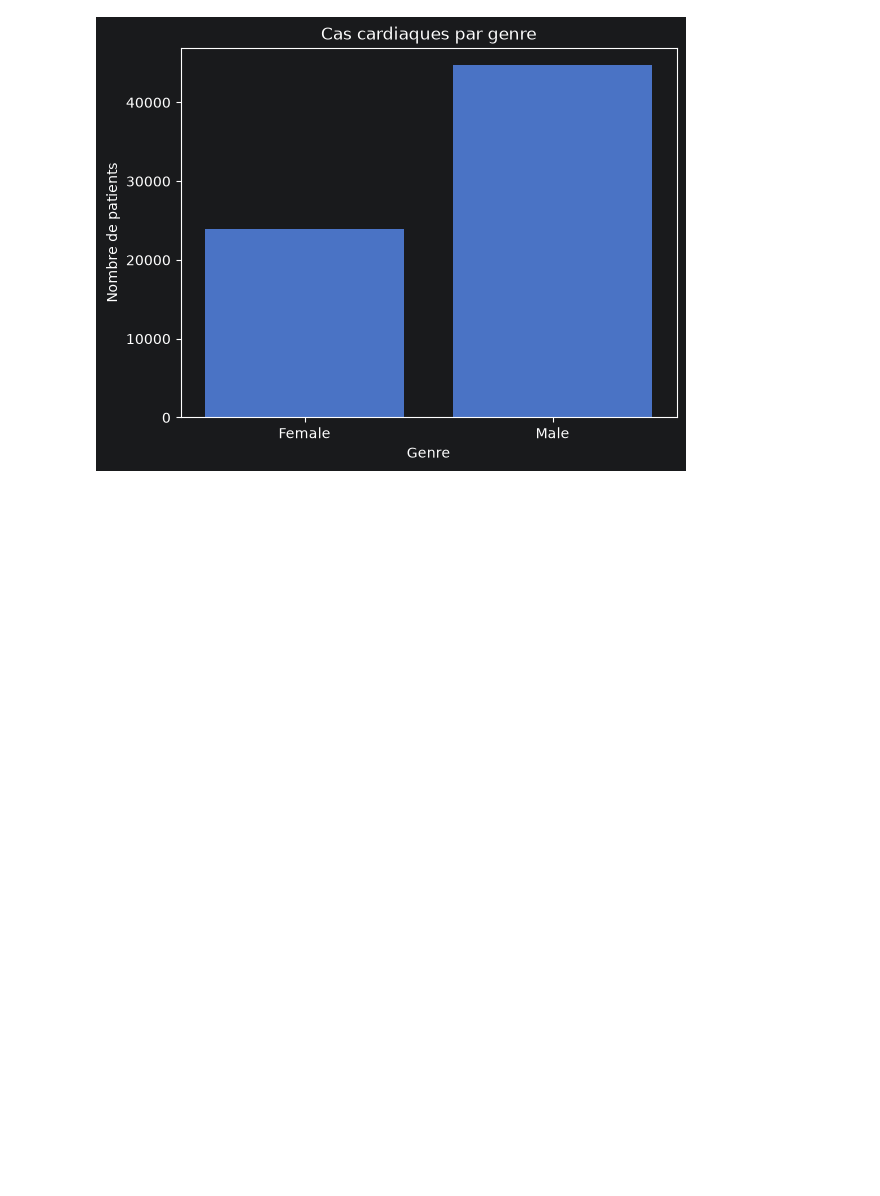
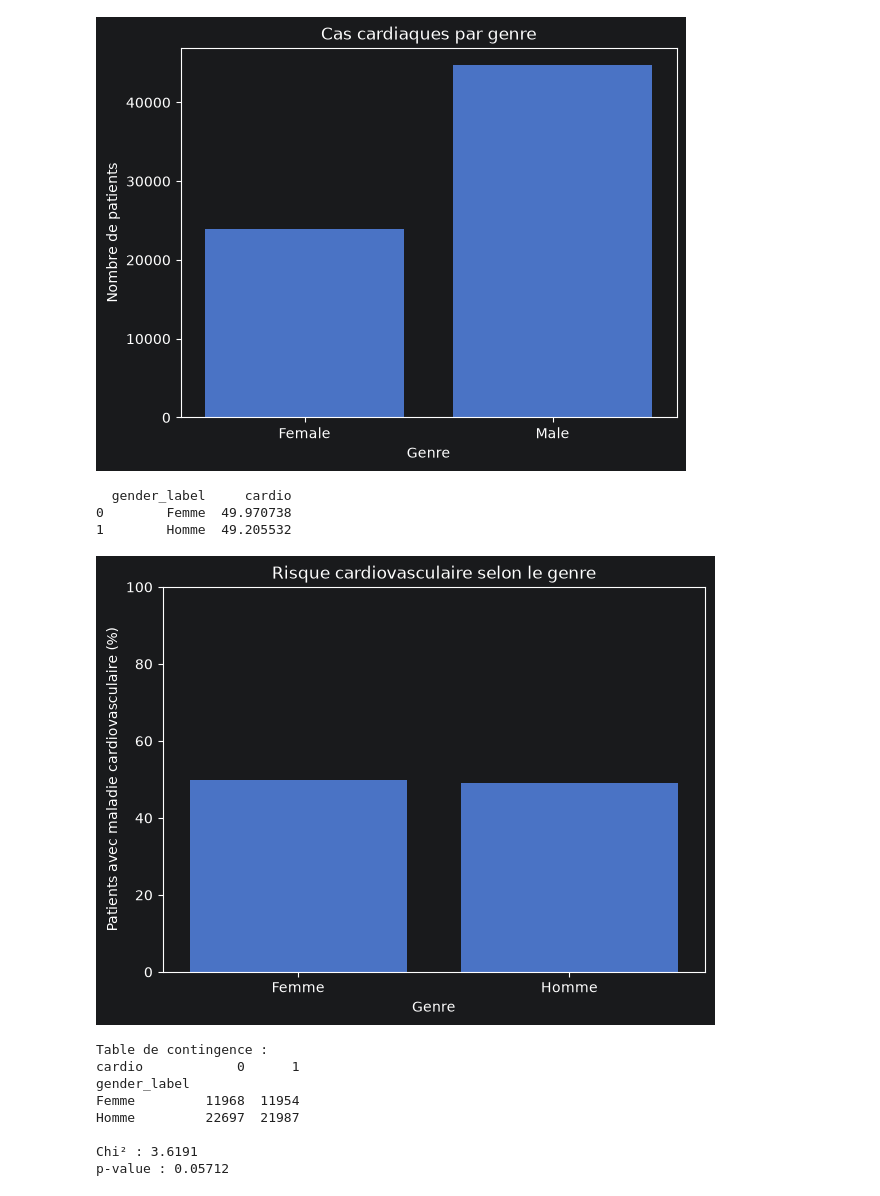
Before and after one commit to KANTIN-FAGN/cardiorisk_project, a Jupyter notebook: notebooks/cardio_train/02_eda.ipynb, the cells around one changed output. Drawn from its saved outputs; the diff is of its cells as text; code cells hidden in the pictures; blank space fills up the shorter version.

```diff
--- a/notebooks/cardio_train/02_eda.ipynb
+++ b/notebooks/cardio_train/02_eda.ipynb
@@ -71,6 +73,60 @@ plt.title("Cas cardiaques par genre")
 # %% [output]
 Text(0.5, 1.0, 'Cas cardiaques par genre')
 [figure]
+# %%
+df["gender_label"] = df["gender_male"].map({
+    0: "Femme",
+    1: "Homme"
+})
+
+# 2. Calculer le pourcentage de cardio = 1 par genre
+risk_by_gender = (
+    df
+    .groupby("gender_label")["cardio"]
+    .mean()
+    .mul(100)
+    .reset_index()
+)
+
+print(risk_by_gender)
+
+# 3. Graphique en pourcentage
+plt.figure(figsize=(7, 5))
+
+sns.barplot(
+    data=risk_by_gender,
+    x="gender_label",
+    y="cardio"
+)
+
+plt.title("Risque cardiovasculaire selon le genre")
+plt.xlabel("Genre")
+plt.ylabel("Patients avec maladie cardiovasculaire (%)")
+plt.ylim(0, 100)
+plt.show()
+
+table = pd.crosstab(df["gender_label"], df["cardio"])
+
+chi2, p_value, dof, expected = chi2_contingency(table)
+
+print("Table de contingence :")
+print(table)
+
+print(f"\nChi² : {chi2:.4f}")
+print(f"p-value : {p_value:.5f}")
+# %% [output]
+  gender_label     cardio
+0        Femme  49.970738
+1        Homme  49.205532
+[figure, added]
+Table de contingence :
+cardio            0      1
+gender_label
+Femme         11968  11954
+Homme         22697  21987
+
+Chi² : 3.6191
+p-value : 0.05712
 # %%
 sns.histplot(
     data=df,
```
Also changed, not shown: parts of 21 cells of this notebook.
